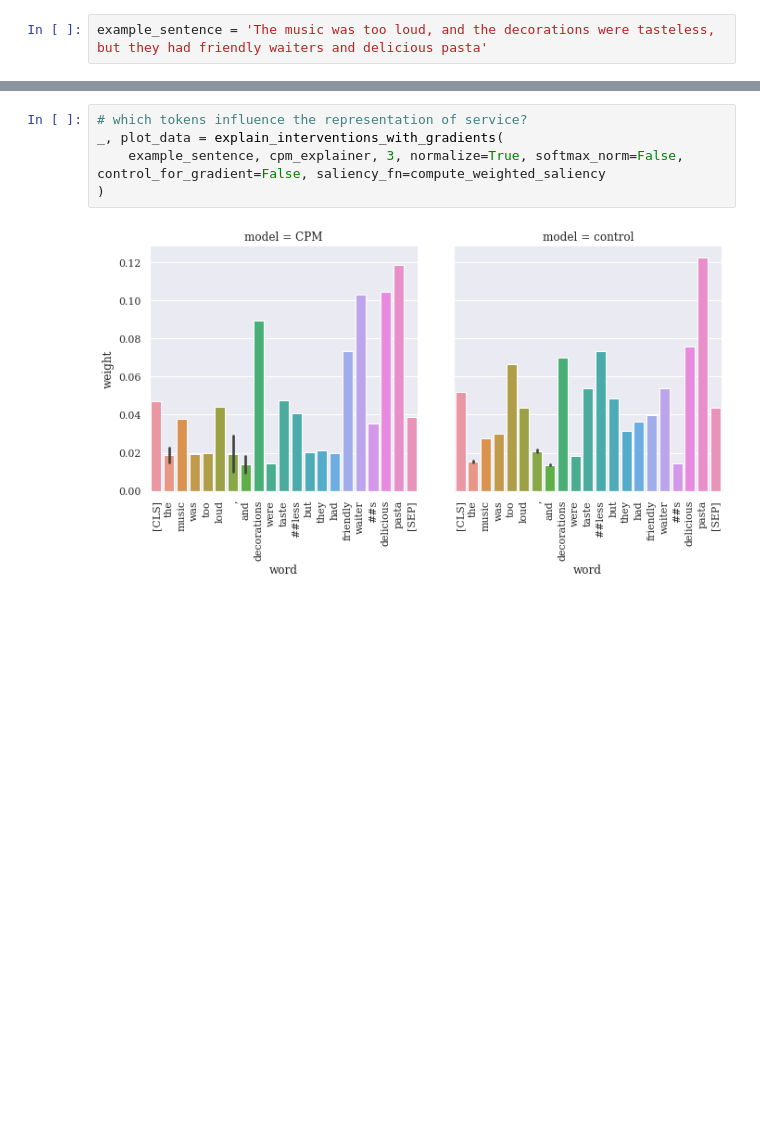
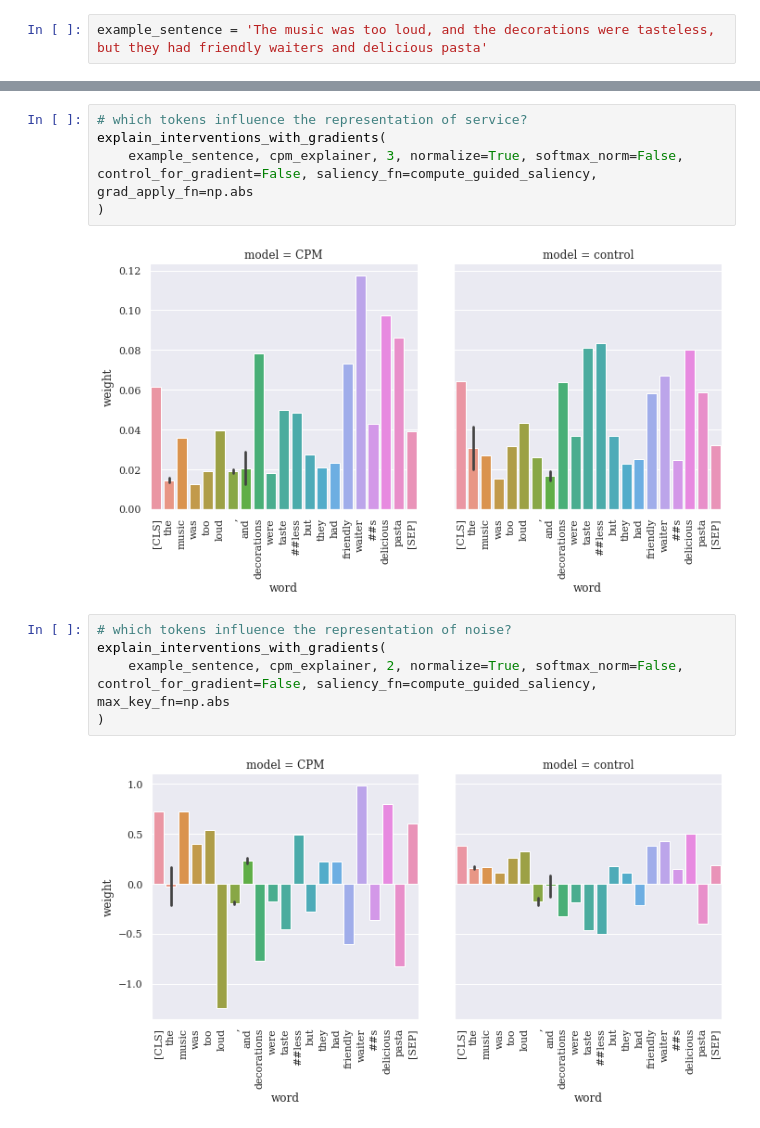
Before and after one commit to frankaging/Causal-Proxy-Model, a Jupyter notebook: cpm_experiments/gradients.ipynb, the cells around one changed output, grey strips where cells are left out. Drawn from its saved outputs; the diff is of its cells as text; blank space fills up the shorter version.

```diff
--- a/cpm_experiments/gradients.ipynb
+++ b/cpm_experiments/gradients.ipynb
@@ -649,7 +799,14 @@ _, plot_data = explain_interventions_with_gradients(
 # %%
 # which tokens influence the representation of service?
-_, plot_data = explain_interventions_with_gradients(
-    example_sentence, cpm_explainer, 3, normalize=True, softmax_norm=False, control_for_gradient=False, saliency_fn=compute_weighted_saliency
+explain_interventions_with_gradients(
+    example_sentence, cpm_explainer, 3, normalize=True, softmax_norm=False, control_for_gradient=False, saliency_fn=compute_guided_saliency, grad_apply_fn=np.abs
 )
 # %% [output]
-[figure, old version]
+[figure, new version]
+# %%
+# which tokens influence the representation of noise?
+explain_interventions_with_gradients(
+    example_sentence, cpm_explainer, 2, normalize=True, softmax_norm=False, control_for_gradient=False, saliency_fn=compute_guided_saliency, max_key_fn=np.abs
+)
+# %% [output]
+[figure, added]
```
Also changed, not shown: parts of 24 cells of this notebook.
